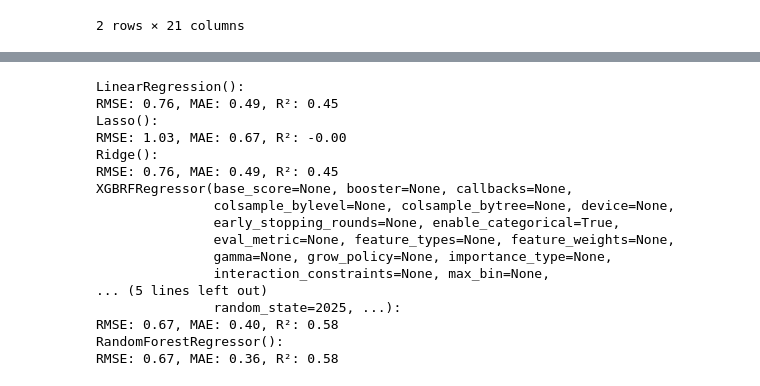
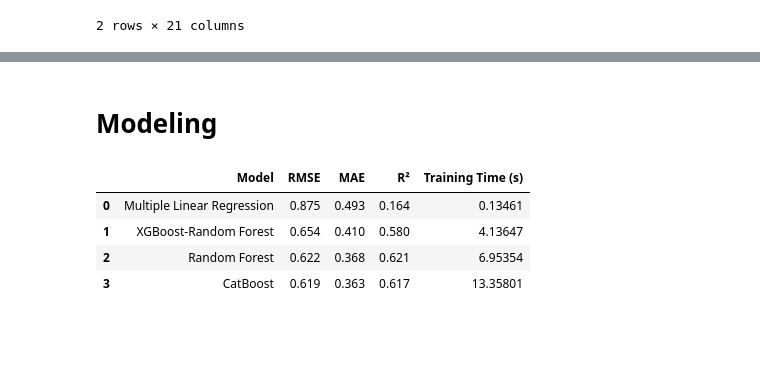
Before and after one commit to vtdinh13/house-price-prediction, a Jupyter notebook: 01-data-processing/imputation/knn_imputation.ipynb, the cells around one changed output, grey strips where cells are left out. Saved outputs shown, nothing was run; the diff lists cells and outputs as text; code cells hidden in the pictures; blank space fills up the shorter version.

```diff
--- a/01-data-processing/imputation/knn_imputation.ipynb
+++ b/01-data-processing/imputation/knn_imputation.ipynb
@@ -69,35 +165,2 @@ X_train, X_test, y_train, y_test = train_test_split(
-# %%
-models = [LinearRegression(), Lasso(), Ridge(),
-        XGBRFRegressor(enable_categorical=True, random_state=2025), RandomForestRegressor()
-        ]
-
-
-for i in range(len(models)):
-    models[i].fit(X_train, y_train)
-    print(f'{models[i]}: ')
-
-    y_predictions = models[i].predict(X_test)
-
-    rmse = root_mean_squared_error(y_test, y_predictions)
-    mae = mean_absolute_error(y_test, y_predictions)
-    r2 = r2_score(y_test, y_predictions)
-
-    print(f'RMSE: {rmse:.2f}, MAE: {mae:.2f}, R²: {r2:.2f}')
-# %% [output]
-LinearRegression():
-RMSE: 0.76, MAE: 0.49, R²: 0.45
-Lasso():
-RMSE: 1.03, MAE: 0.67, R²: -0.00
-Ridge():
-RMSE: 0.76, MAE: 0.49, R²: 0.45
-XGBRFRegressor(base_score=None, booster=None, callbacks=None,
-               colsample_bylevel=None, colsample_bytree=None, device=None,
-               early_stopping_rounds=None, enable_categorical=True,
-               eval_metric=None, feature_types=None, feature_weights=None,
-               gamma=None, grow_policy=None, importance_type=None,
-               interaction_constraints=None, max_bin=None,
-... (5 lines left out)
-               random_state=2025, ...):
-RMSE: 0.67, MAE: 0.40, R²: 0.58
-RandomForestRegressor():
-RMSE: 0.67, MAE: 0.36, R²: 0.58
+# %% [markdown]
+# Modeling
@@ -103,0 +179,35 @@ RMSE: 0.67, MAE: 0.36, R²: 0.58
+# %%
+models = {'Multiple Linear Regression': LinearRegression(),
+          'XGBoost-Random Forest': XGBRFRegressor(random_state=2025),
+          'Random Forest': RandomForestRegressor(),
+          'CatBoost': CatBoostRegressor(verbose=0, random_state=2025)
+}
+
+model_results = []
+for name, model in models.items():
+    start = time.time()
+
+    cod = cross_val_score(model, X_train, y_train, cv=10, scoring='r2').mean()
+    rmse = (-cross_val_score(model, X_train, y_train, cv=10, scoring='neg_mean_squared_error').mean())**0.5
+    mae = (-cross_val_score(model, X_train, y_train, cv=10, scoring='neg_mean_absolute_error').mean())
+
+    end = time.time()
+    duration=end-start
+
+    model_results.append({
+        'Model': name,
+        'RMSE': round(rmse,3),
+        'MAE': round(mae,3),
+        'R²': round(cod,3),
+        'Training Time (s)': round(duration, 5)
+    })
+
+# Create DataFrame
+model_results_df = pd.DataFrame(model_results)
+model_results_df
+# %% [output]
+|  | Model | RMSE | MAE | R² | Training Time (s) |
+| 0 | Multiple Linear Regression | 0.875 | 0.493 | 0.164 | 0.13461 |
+| 1 | XGBoost-Random Forest | 0.654 | 0.410 | 0.580 | 4.13647 |
+| 2 | Random Forest | 0.622 | 0.368 | 0.621 | 6.95354 |
+| 3 | CatBoost | 0.619 | 0.363 | 0.617 | 13.35801 |
```
Also changed, not shown: parts of 19 cells of this notebook.
